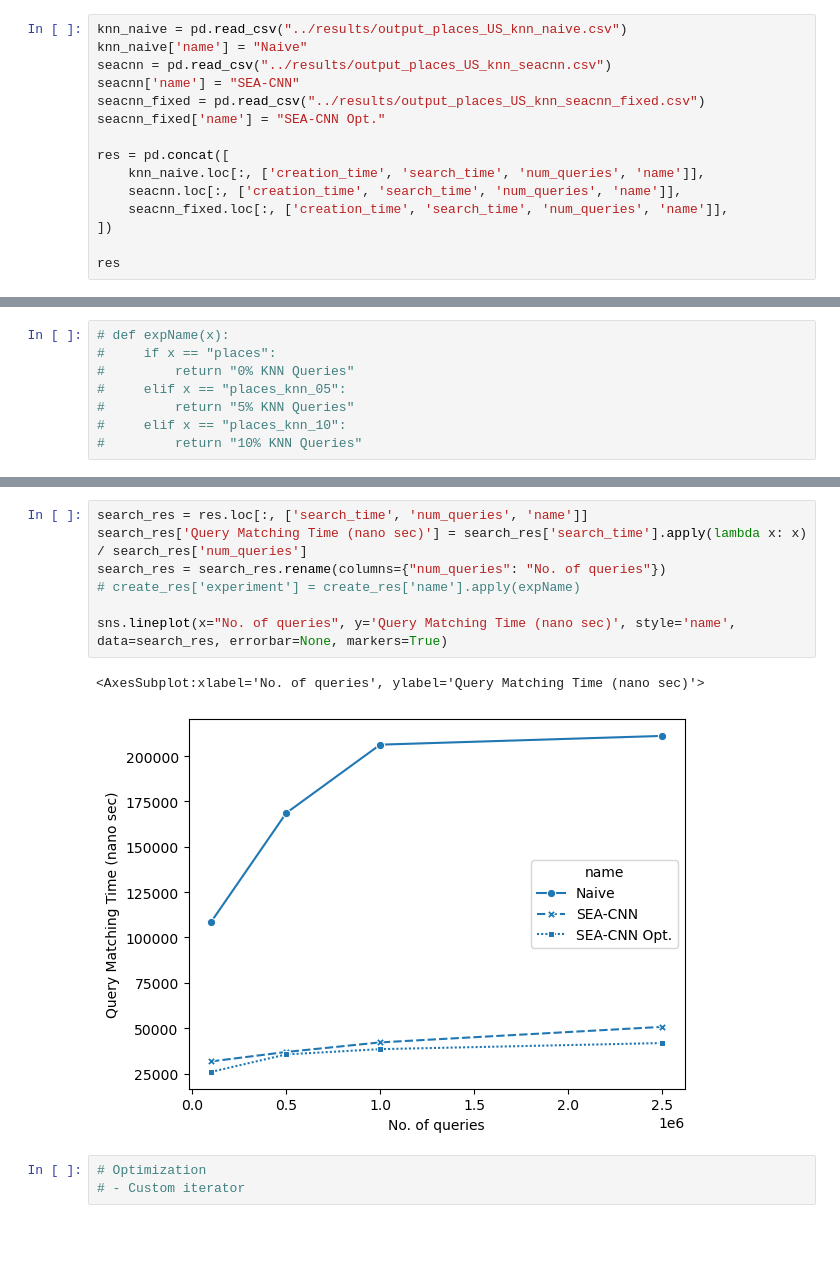
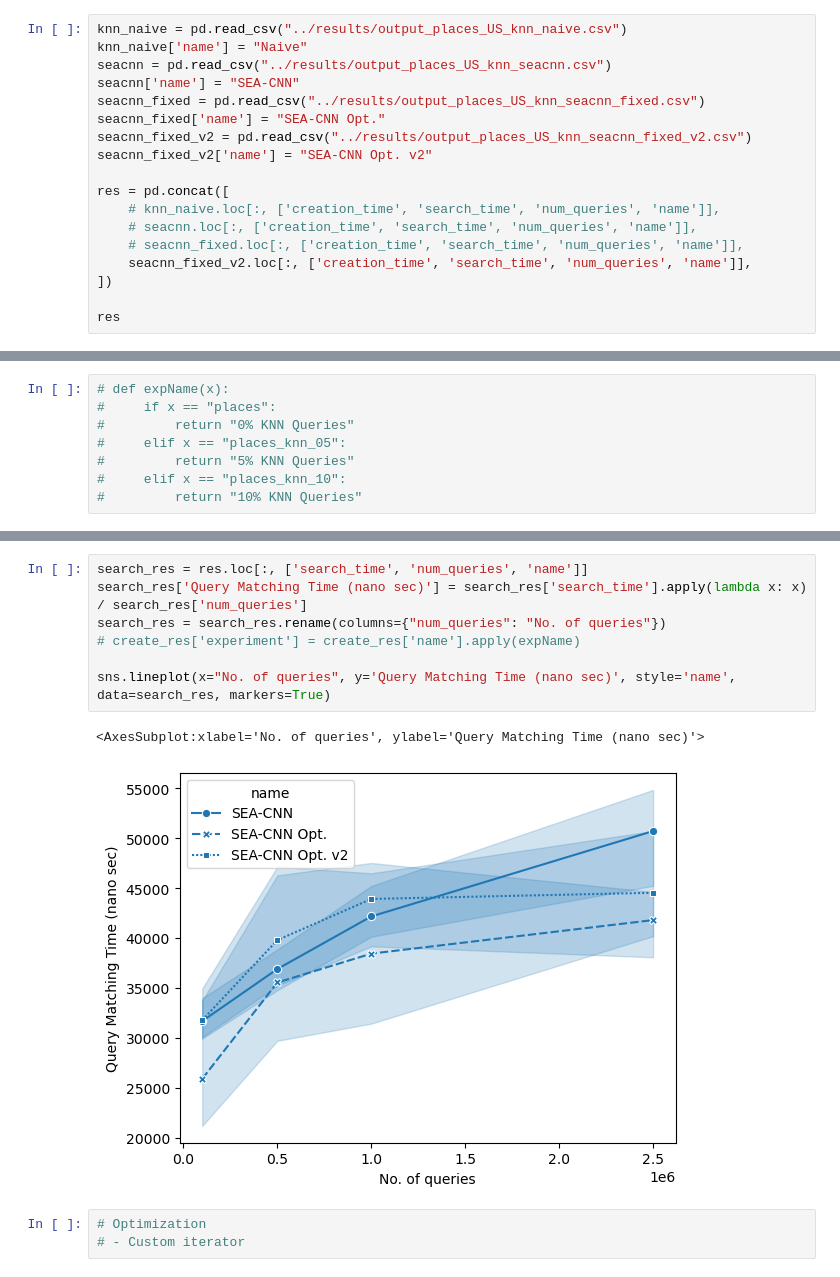
Before and after one commit to ThatUdeshUK/fast_extension, a Jupyter notebook: analysis/PlacesKNN.ipynb, the cells around one changed output, grey strips where cells are left out. Cells and saved outputs as stored; diff of their text form; blank space fills up the shorter version.

```diff
--- a/analysis/PlacesKNN.ipynb
+++ b/analysis/PlacesKNN.ipynb
@@ -9,11 +9,14 @@ seacnn = pd.read_csv("../results/output_places_US_knn_seacnn.csv")
 seacnn['name'] = "SEA-CNN"
 seacnn_fixed = pd.read_csv("../results/output_places_US_knn_seacnn_fixed.csv")
 seacnn_fixed['name'] = "SEA-CNN Opt."
+seacnn_fixed_v2 = pd.read_csv("../results/output_places_US_knn_seacnn_fixed_v2.csv")
+seacnn_fixed_v2['name'] = "SEA-CNN Opt. v2"
 
 res = pd.concat([
-    knn_naive.loc[:, ['creation_time', 'search_time', 'num_queries', 'name']],
-    seacnn.loc[:, ['creation_time', 'search_time', 'num_queries', 'name']],
-    seacnn_fixed.loc[:, ['creation_time', 'search_time', 'num_queries', 'name']],
+    # knn_naive.loc[:, ['creation_time', 'search_time', 'num_queries', 'name']],
+    # seacnn.loc[:, ['creation_time', 'search_time', 'num_queries', 'name']],
+    # seacnn_fixed.loc[:, ['creation_time', 'search_time', 'num_queries', 'name']],
+    seacnn_fixed_v2.loc[:, ['creation_time', 'search_time', 'num_queries', 'name']],
 ])
 
 res
@@ -57,13 +60,13 @@ sns.lineplot(x="No. of queries", y='Index creation time (sec)', style='name', da
 # %%
 search_res = res.loc[:, ['search_time', 'num_queries', 'name']]
 search_res['Query Matching Time (nano sec)'] = search_res['search_time'].apply(lambda x: x) / search_res['num_queries']
 search_res = search_res.rename(columns={"num_queries": "No. of queries"})
 # create_res['experiment'] = create_res['name'].apply(expName)
 
-sns.lineplot(x="No. of queries", y='Query Matching Time (nano sec)', style='name', data=search_res, errorbar=None, markers=True)
+sns.lineplot(x="No. of queries", y='Query Matching Time (nano sec)', style='name', data=search_res, markers=True)
 # %% [output]
 <AxesSubplot:xlabel='No. of queries', ylabel='Query Matching Time (nano sec)'>
-[figure, old version]
+[figure, new version]
 # %%
 # Optimization
 # - Custom iterator
```
Also changed, not shown: parts of 2 cells of this notebook, 7 other files.
